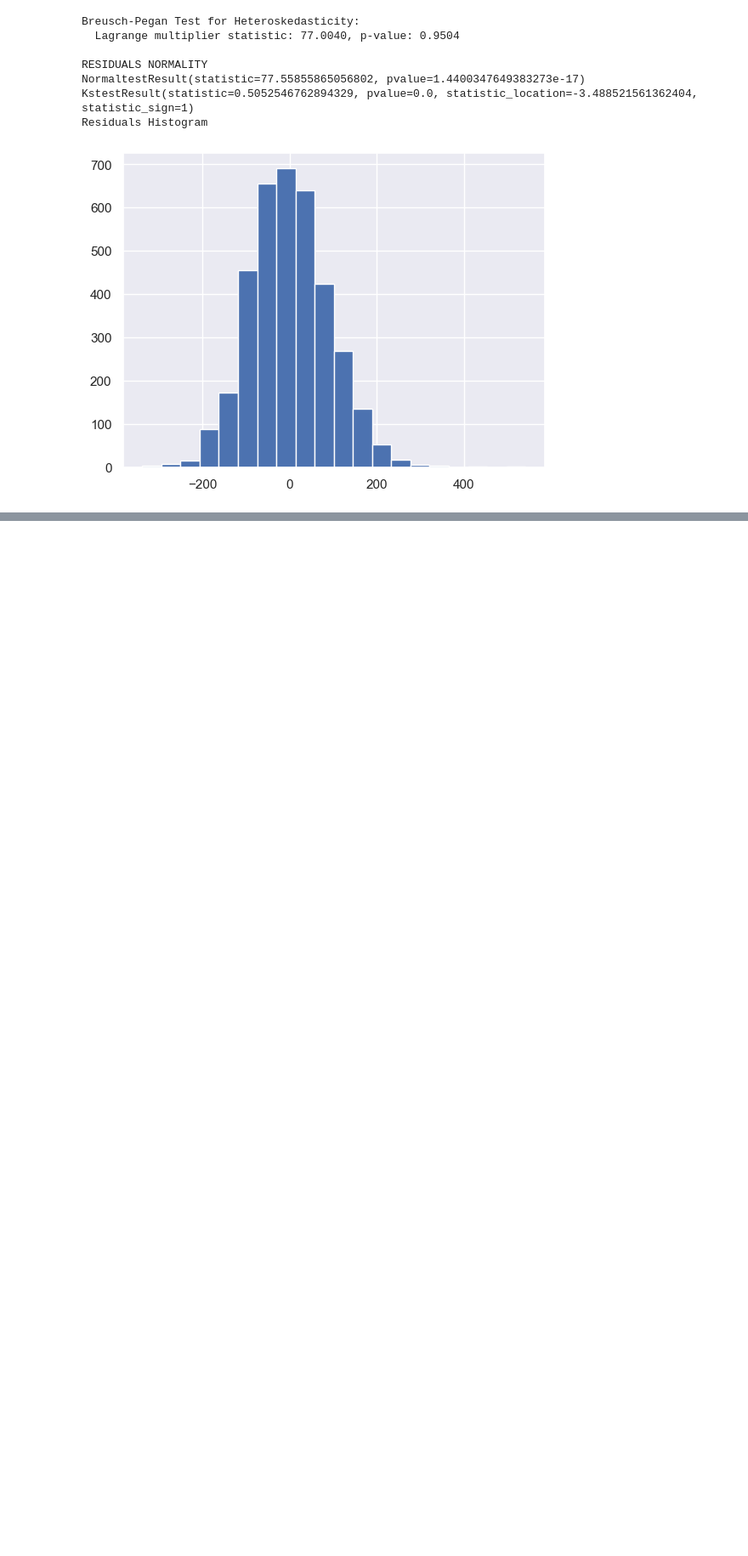
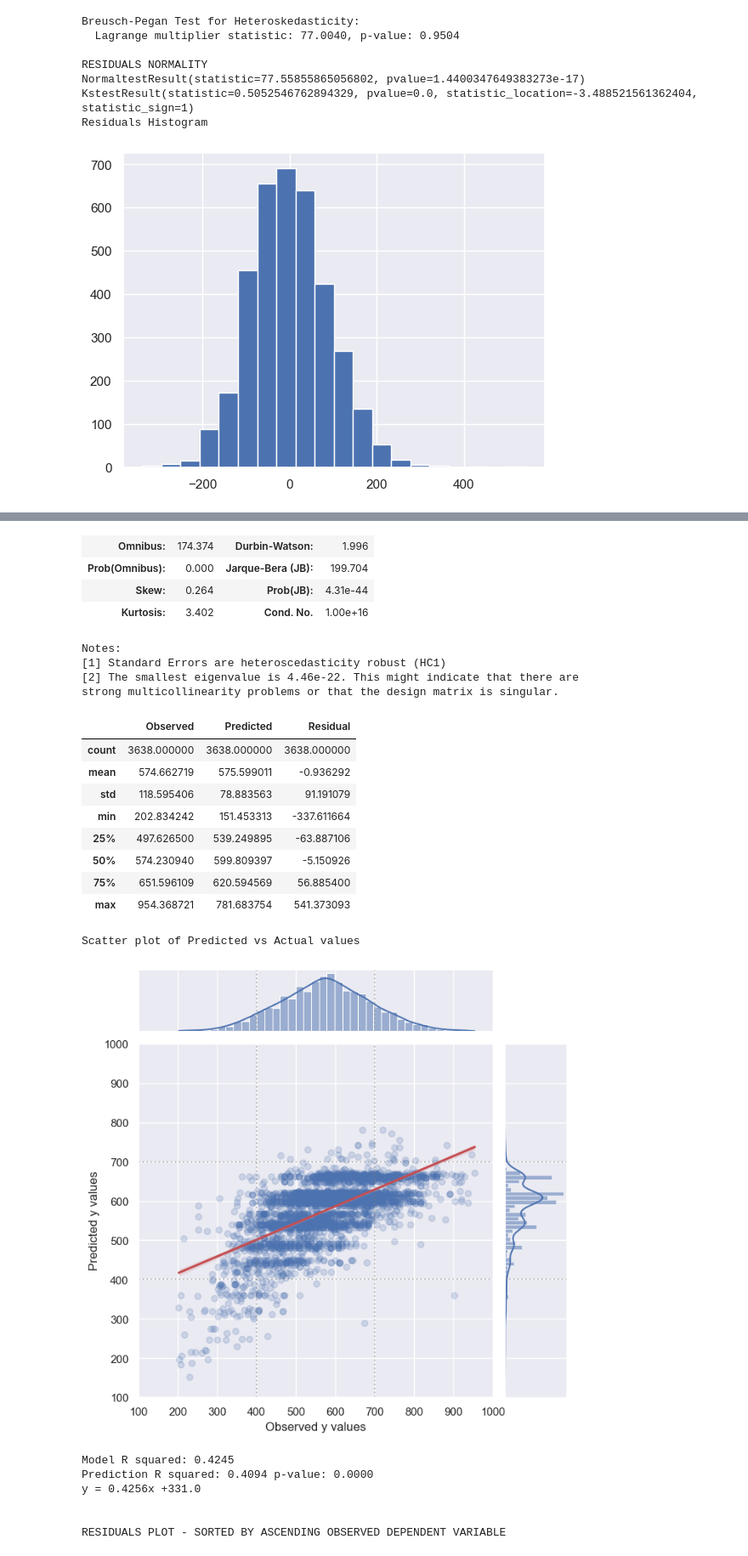
Before and after one commit to danielmpaula/TCC_Final, a Jupyter notebook: Daniel Paula Regression Models.ipynb, the cells around one changed output, grey strips where cells are left out. Shown at 85% size. Drawn from its saved outputs; the diff is of its cells as text; code cells hidden in the pictures; blank space fills up the shorter version.

```diff
--- a/Daniel Paula Regression Models.ipynb
+++ b/Daniel Paula Regression Models.ipynb
@@ -1100,0 +1203,6 @@ Residuals Histogram
+# %%
+hc = 'HC1'
+print(hc)
+display(OLS_model_HC[hc].summary())
+create_scatter(model_corr=OLS_model_HC[hc].rsquared, y_pred=y_pred_HC[hc], y_test=y_test_HC[hc], X_test=X_test_HC[hc])
+# %% [output]
@@ -1100,0 +1236,25 @@ Residuals Histogram
+| Omnibus: | 174.374 | Durbin-Watson: | 1.996 |
+| Prob(Omnibus): | 0.000 | Jarque-Bera (JB): | 199.704 |
+| Skew: | 0.264 | Prob(JB): | 4.31e-44 |
+| Kurtosis: | 3.402 | Cond. No. | 1.00e+16 |
+Notes:
+[1] Standard Errors are heteroscedasticity robust (HC1)
+[2] The smallest eigenvalue is 4.46e-22. This might indicate that there are
+strong multicollinearity problems or that the design matrix is singular.
+|  | Observed | Predicted | Residual |
+| count | 3638.000000 | 3638.000000 | 3638.000000 |
+| mean | 574.662719 | 575.599011 | -0.936292 |
+| std | 118.595406 | 78.883563 | 91.191079 |
+| min | 202.834242 | 151.453313 | -337.611664 |
+| 25% | 497.626500 | 539.249895 | -63.887106 |
+| 50% | 574.230940 | 599.809397 | -5.150926 |
+| 75% | 651.596109 | 620.594569 | 56.885400 |
+| max | 954.368721 | 781.683754 | 541.373093 |
+Scatter plot of Predicted vs Actual values
+[figure, added]
+Model R squared: 0.4245
+Prediction R squared: 0.4094 p-value: 0.0000
+y = 0.4256x +331.0
+
+
+RESIDUALS PLOT - SORTED BY ASCENDING OBSERVED DEPENDENT VARIABLE
```
Also changed, not shown: parts of 20 cells of this notebook, 1 other file.
